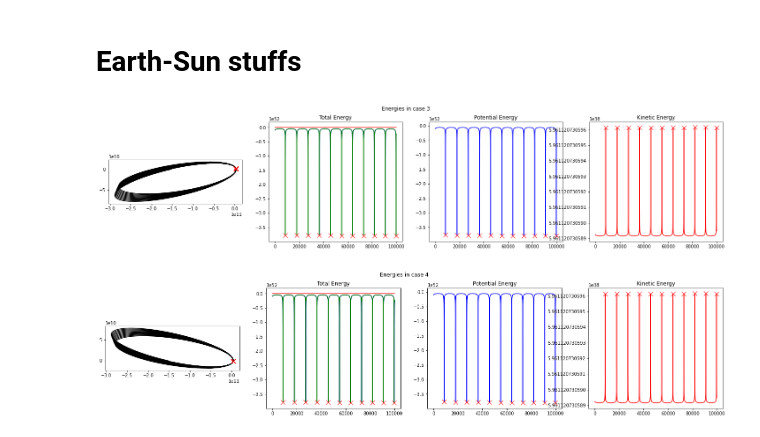
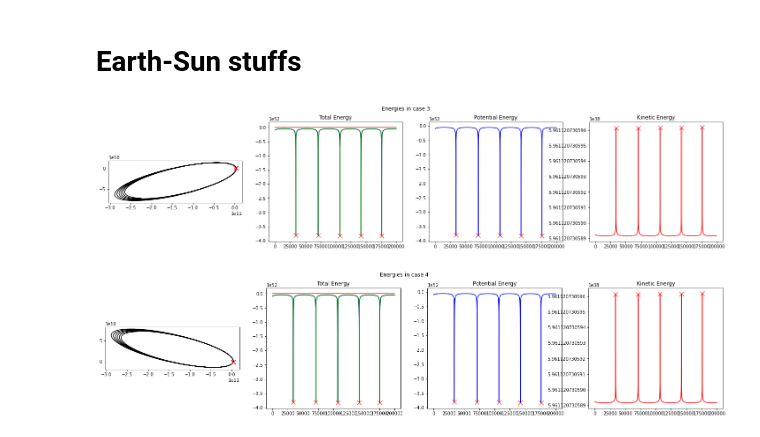
Before and after one commit to carlivas/Binary-Black-Hole-Orbitals, a Jupyter notebook: 04 POST MINKOWSKIAN EXPANSION/test.ipynb, the cells around one changed output. Saved outputs shown, nothing was run; the diff lists cells and outputs as text; code cells hidden in the pictures.

```diff
--- a/04 POST MINKOWSKIAN EXPANSION/test.ipynb
+++ b/04 POST MINKOWSKIAN EXPANSION/test.ipynb
@@ -130,6 +130,32 @@ for j in range(len(Momenta)):
 [figure]
 # %% [markdown]
 # Earth-Sun stuffs
+# %%
+%run ./Functions_PM.ipynb
+import scipy.signal as scipy
+
+c = const.c.value
+G = const.G.value
+M_sun = const.M_sun.value
+M_earth = const.M_earth.value
+
+N_positions = []
+PM_positions = []
+PM_momenta = []
+for j in [3,4]:
+    m_1 = M_earth
+    m_2 = M_sun
+    v_1 = rotate(np.array([0., 29.29e3]), -np.pi*(1+j/7))
+    v_2 = np.array([0.,         0.])
+    x_1 = np.array([-152.100e9, 0.])
+    x_2 = np.array([0.,         0.])
+    s = x_1, x_2, v_1, v_2, m_1, m_2
+
+    t_max = 1e9/6
+    res = 2e5
+    dt = t_max/res
+    N_positions.append(run_modelN(s, t_max = t_max, dt = dt))
+    positions, momenta = run_model(s, t_max = t_max, dt = dt, α=1, return_momenta=True)
 # %%
 %run ./Functions_PM.ipynb
 import scipy.signal as scipy
@@ -151,8 +177,8 @@ for j in [3,4]:
     x_2 = np.array([0.,         0.])
     s = x_1, x_2, v_1, v_2, m_1, m_2
 
-    t_max = 1e9/3
-    res = 1e5
+    t_max = 1e9/6
+    res = 2e5
     dt = t_max/res
     N_positions.append(run_modelN(s, t_max = t_max, dt = dt))
     positions, momenta = run_model(s, t_max = t_max, dt = dt, α=1, return_momenta=True)
@@ -193,32 +219,32 @@ for j in [3,4]:
         i = int(i)
         ax3.plot(i, potential[i], 'rx', markersize=10)
     ax3.title.set_text('Potential Energy')
 
 
     ax4.ticklabel_format(useOffset=False)
     ax4.plot(t[S], momenta[0,0,S]+momenta[1,0,S], 'r')
 
     extrema = scipy.argrelextrema(np.array(momenta[0,0,S]+momenta[1,0,S]), np.greater)
     for i in extrema[0]:
         i = int(i)
         # print(i, momenta[0,0,i]+momenta[1,0,i]+potential[i])
         ax4.plot(i, momenta[0,0,i]+momenta[1,0,i], 'rx', markersize=10)
     ax4.title.set_text('Kinetic Energy')
 
     ax1.ticklabel_format(useOffset=False)
     ax1.set_aspect('equal')
     ax1.plot(positions[0][0], positions[0][1], 'k')
     ax1.plot(positions[1][0], positions[1][1], 'r')
     for k in extrema[0]:
         k = int(k)
         ax1.plot(positions[0][0][k], positions[0][1][k], 'rx', markersize=10)
 
     PM_positions.append(positions)
     PM_momenta.append(momenta)
 
 # t_max = 1e8/3
 # dt = t_max/5e4
 # ~5 min STABILIZED
 # %% [output]
-[figure, old version]
+[figure, new version]
-[figure, old version]
+[figure, new version]
```
Also changed, not shown: parts of 1 cell of this notebook, 2 other files.
